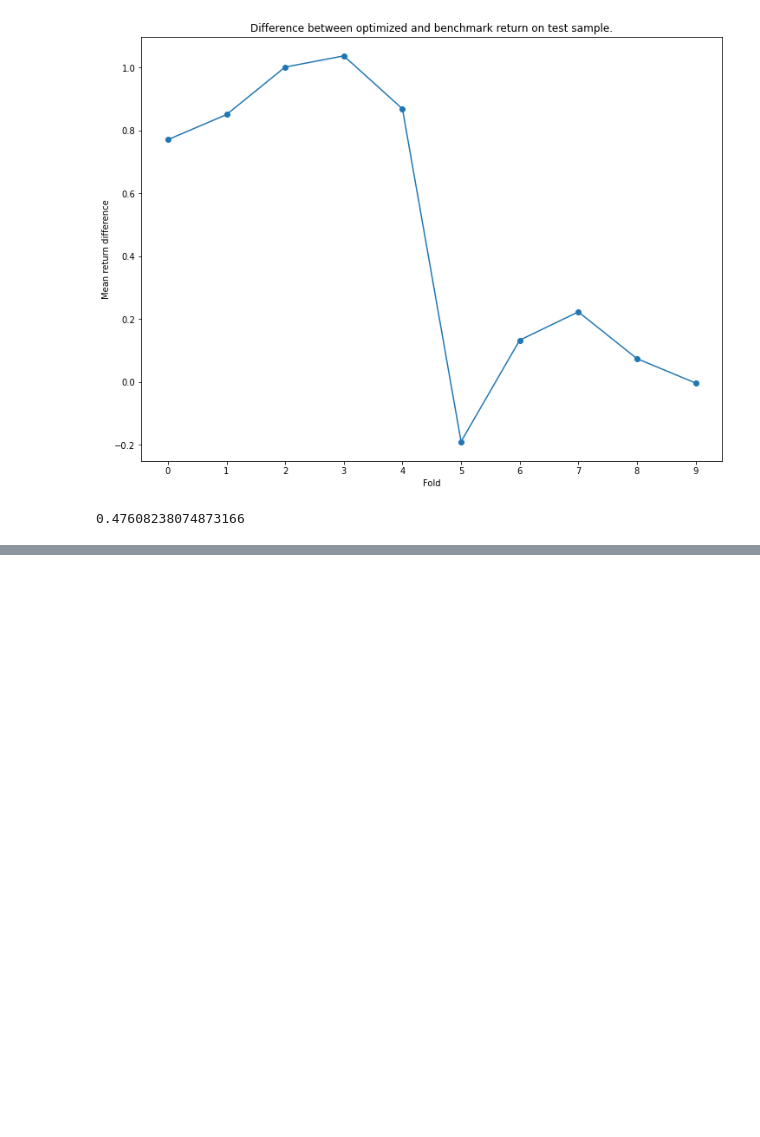
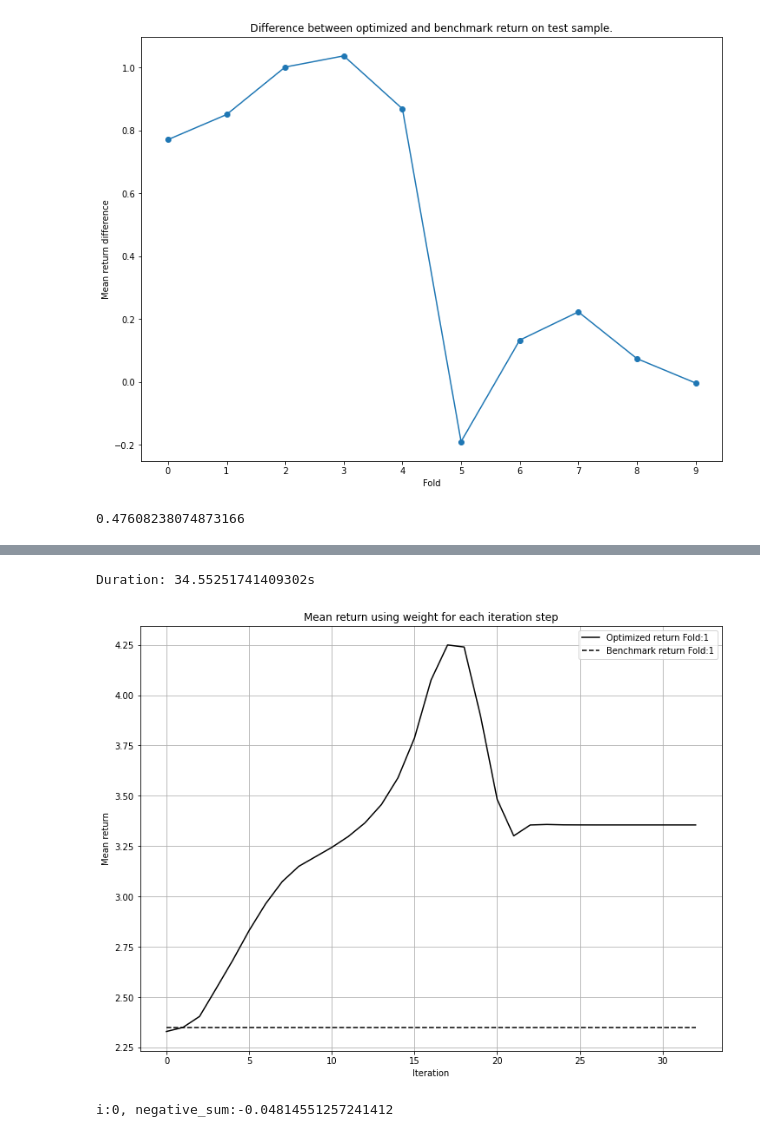
Before and after one commit to gabrielvieira37/master_thesis, a Jupyter notebook: prototype/article_prototype.ipynb, the cells around one changed output, grey strips where cells are left out. Saved outputs shown, nothing was run; the diff lists cells and outputs as text; code cells hidden in the pictures; blank space fills up the shorter version.

Commit message:
Add single fold optmization using 70% train and 30% test.

```diff
--- a/prototype/article_prototype.ipynb
+++ b/prototype/article_prototype.ipynb
@@ -1148,0 +1151,10 @@ mean_return_above_benchmark
+# %%
+size = monthly_return.shape[0]
+
+train_size = int(size*0.7)
+train_index =np.arange(train_size)
+test_index = np.arange(start=train_size, stop=size)
+
+test_train = [(train_index, test_index)]
+print(f'Train size: {train_size}, test size: {size-train_size}')
+test_train
@@ -1148,0 +1274,31 @@ mean_return_above_benchmark
+# %%
+print(f"Duration: {end-start}s")
+# %% [output]
+Duration: 34.55251741409302s
+# %%
+plt.figure(figsize=(12,9))
+plt.title("Mean return using weight for each iteration step")
+for fold, mean_r in enumerate(mean_r_fold):
+    x = range(len(mean_r))
+    plt.plot(x, mean_r, label=f'Optimized return Fold:{fold+1}', c='k')
+    plt.plot(x, [benchmark_r_fold[fold]]*len(mean_r), label=f'Benchmark return Fold:{fold+1}', c='k', linestyle='dashed')
+    plt.xlabel('Iteration')
+    plt.ylabel('Mean return')
+    plt.legend()
+    plt.grid()
+    break
+plt.show()
+# %% [output]
+[figure, added]
+# %%
+min_i = 0
+lowest = np.Inf
+for i in range(1):
+    w_describe = pd.DataFrame(w_test_results[i].T).describe()
+    negative_sum = sum(w_describe.loc['min'][w_describe.loc['min'] < 0])
+    if negative_sum < lowest:
+        lowest=negative_sum
+        min_i = i
+    print(f"i:{i}, negative_sum:{negative_sum}")
+# %% [output]
+i:0, negative_sum:-0.04814551257241412
```
Also changed, not shown: parts of 7 cells of this notebook.
